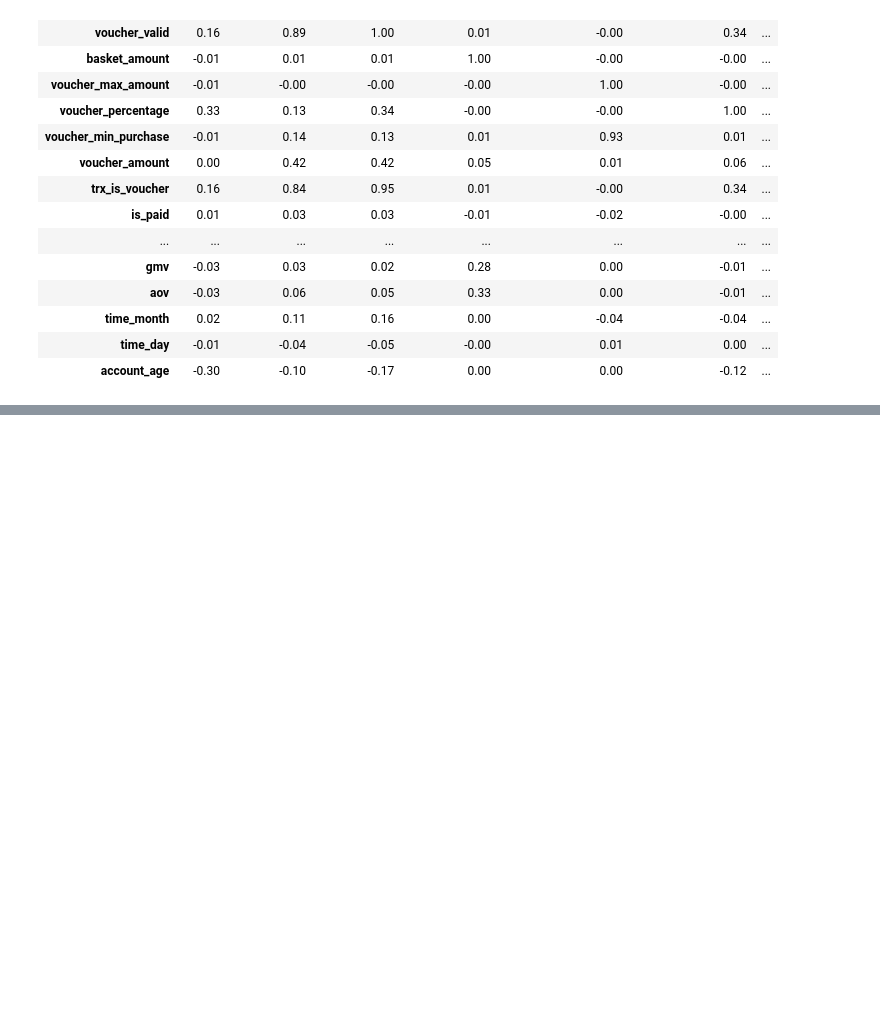
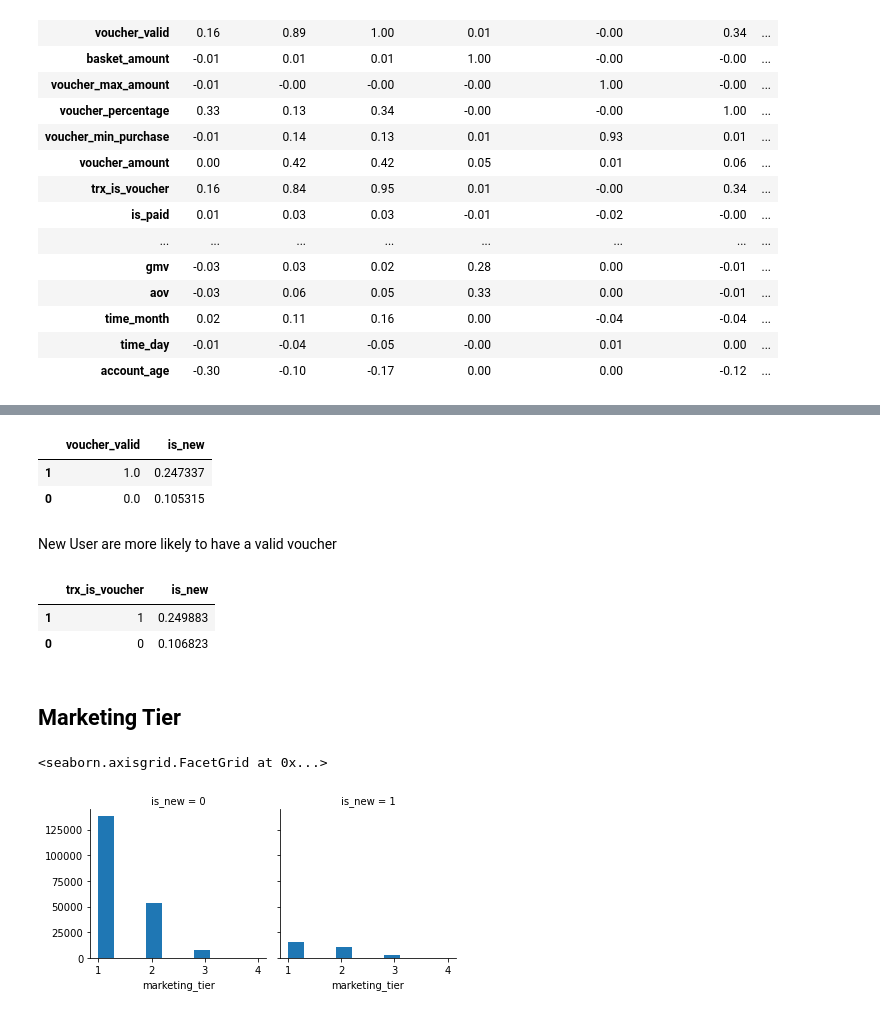
Before and after one commit to Edel-weiB/Bukalapak-Challange, a Jupyter notebook: main.ipynb, the cells around one changed output, grey strips where cells are left out. Drawn from its saved outputs; the diff is of its cells as text; code cells hidden in the pictures; blank space fills up the shorter version.

```diff
--- a/main.ipynb
+++ b/main.ipynb
@@ -129,0 +192,22 @@ KeyboardInterrupt:
+# %%
+data[["voucher_valid", "is_new"]].groupby(['voucher_valid'], as_index=False).mean().sort_values(by='is_new', ascending=False)
+# %% [output]
+|  | voucher_valid | is_new |
+| 1 | 1.0 | 0.247337 |
+| 0 | 0.0 | 0.105315 |
+# %% [markdown]
+New User are more likely to have a valid voucher
+# %%
+data[["trx_is_voucher", "is_new"]].groupby(['trx_is_voucher'], as_index=False).mean().sort_values(by='is_new', ascending=False)
+# %% [output]
+|  | trx_is_voucher | is_new |
+| 1 | 1 | 0.249883 |
+| 0 | 0 | 0.106823 |
+# %% [markdown]
+## Marketing Tier
+# %%
+g = sns.FacetGrid(data, col='is_new')
+g.map(plt.hist, 'marketing_tier')
+# %% [output]
+<seaborn.axisgrid.FacetGrid at 0x...>
+[figure, added]
```
Also changed, not shown: parts of 58 cells of this notebook.
